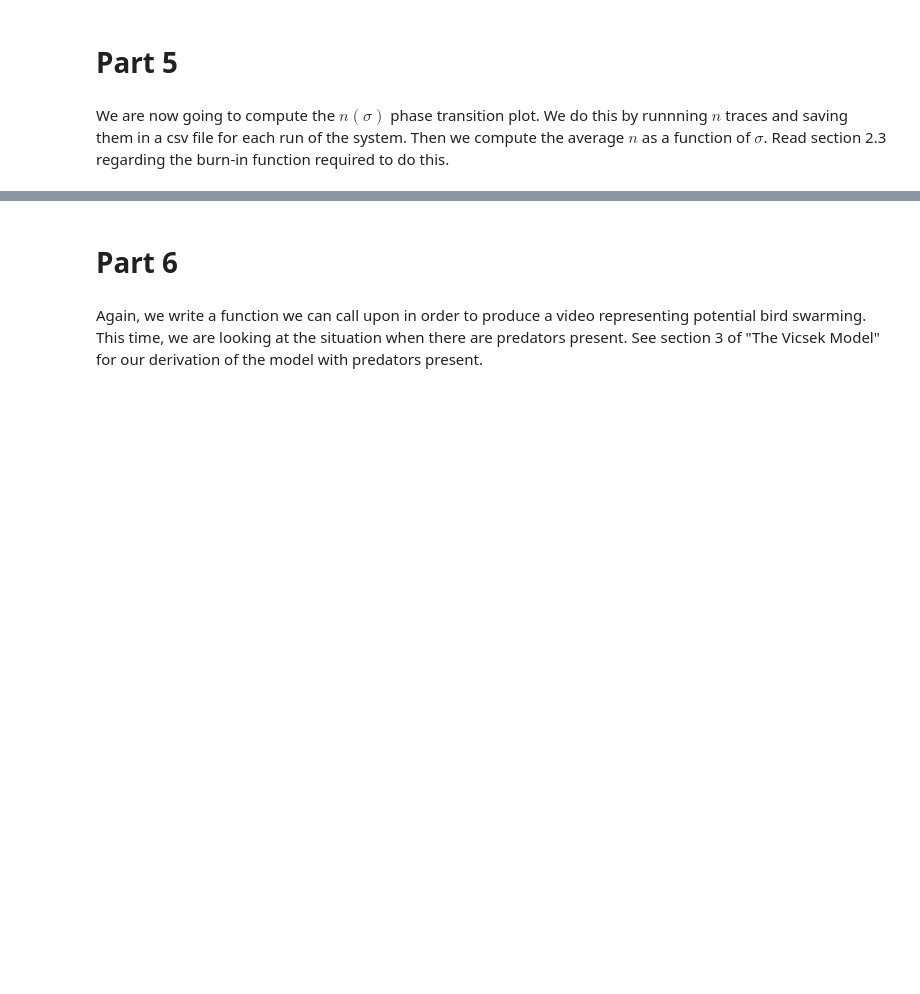
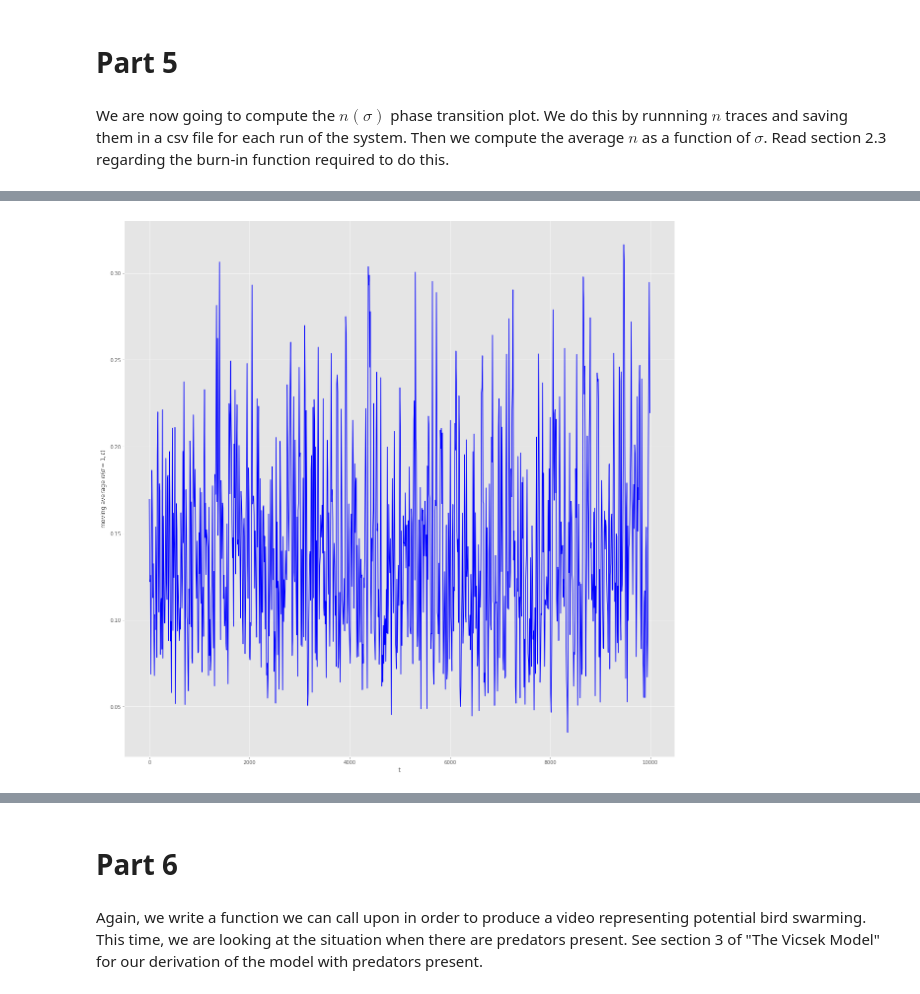
Before and after one commit to beckycrossley/Vicsek-Model, a Jupyter notebook: VM.ipynb, the cells around one changed output, grey strips where cells are left out. Cells and saved outputs as stored; diff of their text form; code cells hidden in the pictures; blank space fills up the shorter version.

```diff
--- a/VM.ipynb
+++ b/VM.ipynb
@@ -214,0 +282,32 @@ for j in len(sigma_array):
+# %%
+#make a new array with say 1/10 the number of points,
+#but where the order parameter value is the average of the 5 time steps before and after,
+#and then plot carefully.
+
+N = 200  # number of individual birds
+L = 15   # size of the container(L*L)
+v0 = 0.5  # the constant velocity of the birds per time step
+R = 1 # radius within which to search for neighbours
+sigma = 1  # std of noise
+T = 10000  # total time steps
+opara = np.zeros(T) # the Vicsek order parameter
+av_time = np.arange(0,T,10)
+av_opara = []
+
+
+state = VM_lib.initialize(L,N)
+for t in range(T):
+    state,opara[t] = VM_lib.update_wop(state, L, v0, R, sigma)
+for t in av_time:
+    sumopara=0
+    for i in range(t-5,t+5):
+        sumopara=sumopara+opara[i]
+    av_opara.append(sumopara/10)
+
+plt.figure(figsize=(20,20))
+plt.plot(av_time,av_opara,'b')
+plt.xlabel('t')
+plt.ylabel(r'moving average $n(\sigma=1,t)$')
+plt.show()
+# %% [output]
+[figure, added]
```
Also changed, not shown: parts of 12 cells of this notebook.
